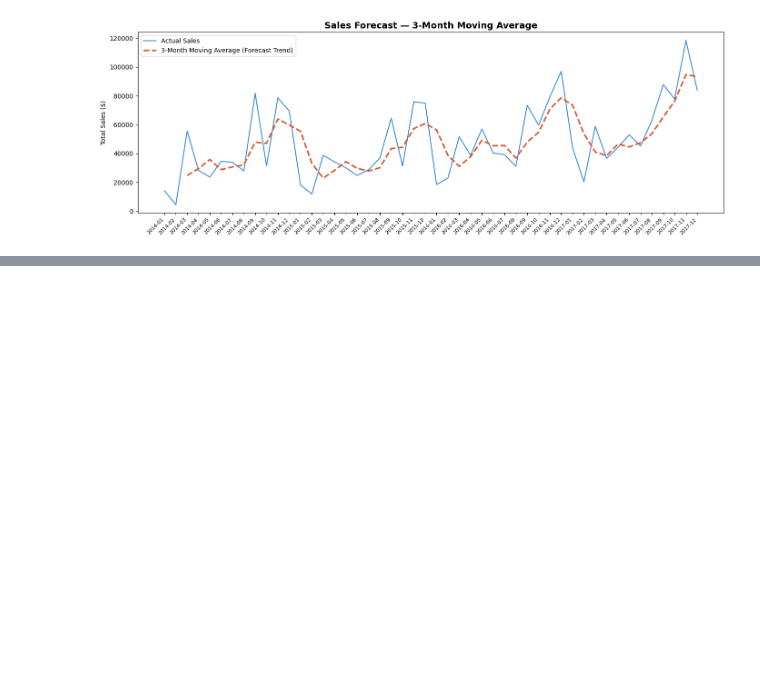
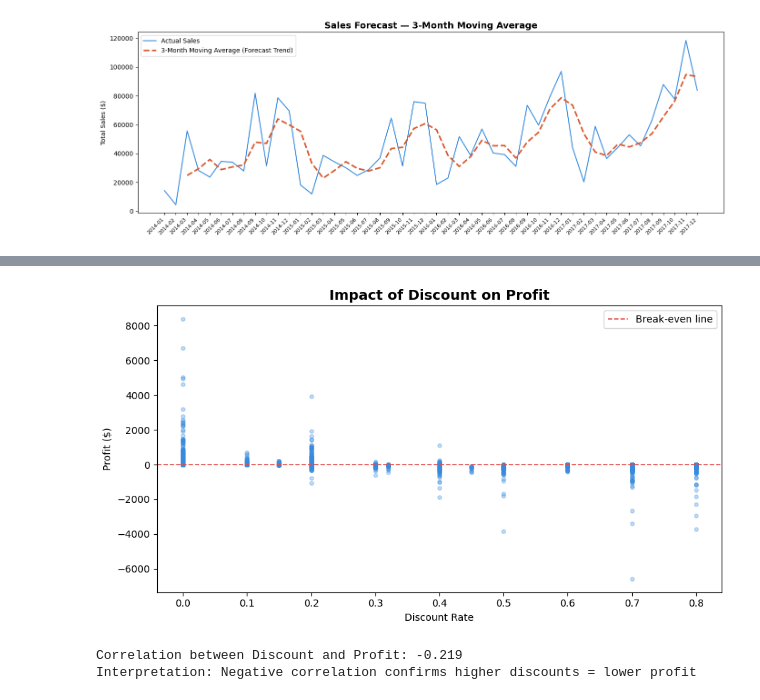
Before and after one commit to Tanishka-co/FMCG-Sales-Analysis, a Jupyter notebook: analysis.ipynb, the cells around one changed output, grey strips where cells are left out. Cells and saved outputs as stored; diff of their text form; code cells hidden in the pictures; blank space fills up the shorter version.

```diff
--- a/analysis.ipynb
+++ b/analysis.ipynb
@@ -98,0 +179,28 @@ plt.show()
+# %%
+# ── ANALYSIS 6: DISCOUNT vs PROFIT ────────────────────────
+# Each dot = one order. X = how much discount was given, Y = profit made
+# If dots cluster below the red line at high discounts = discounting hurts profit
+
+
+plt.figure(figsize=(9, 5))
+plt.scatter(df['Discount'], df['Profit'], alpha=0.3, color='#378ADD', s=15)
+# alpha=0.3 makes dots semi-transparent so overlapping dots are visible
+
+plt.axhline(y=0, color='#E24B4A', linewidth=1.2, linestyle='--', label='Break-even line')
+plt.title('Impact of Discount on Profit', fontsize=14, fontweight='bold')
+plt.xlabel('Discount Rate')
+plt.ylabel('Profit ($)')
+plt.legend()
+plt.tight_layout()
+plt.savefig('discount_vs_profit.png', dpi=150)
+plt.show()
+
+# Correlation coefficient: ranges from -1 to +1
+# -0.219 = mild negative relationship (more discount = less profit)
+correlation = df['Discount'].corr(df['Profit']).round(3)
+print(f"Correlation between Discount and Profit: {correlation}")
+print("Interpretation: Negative correlation confirms higher discounts = lower profit")
+# %% [output]
+[figure, added]
+Correlation between Discount and Profit: -0.219
+Interpretation: Negative correlation confirms higher discounts = lower profit
```
Also changed, not shown: parts of 8 cells of this notebook, 3 other files.
